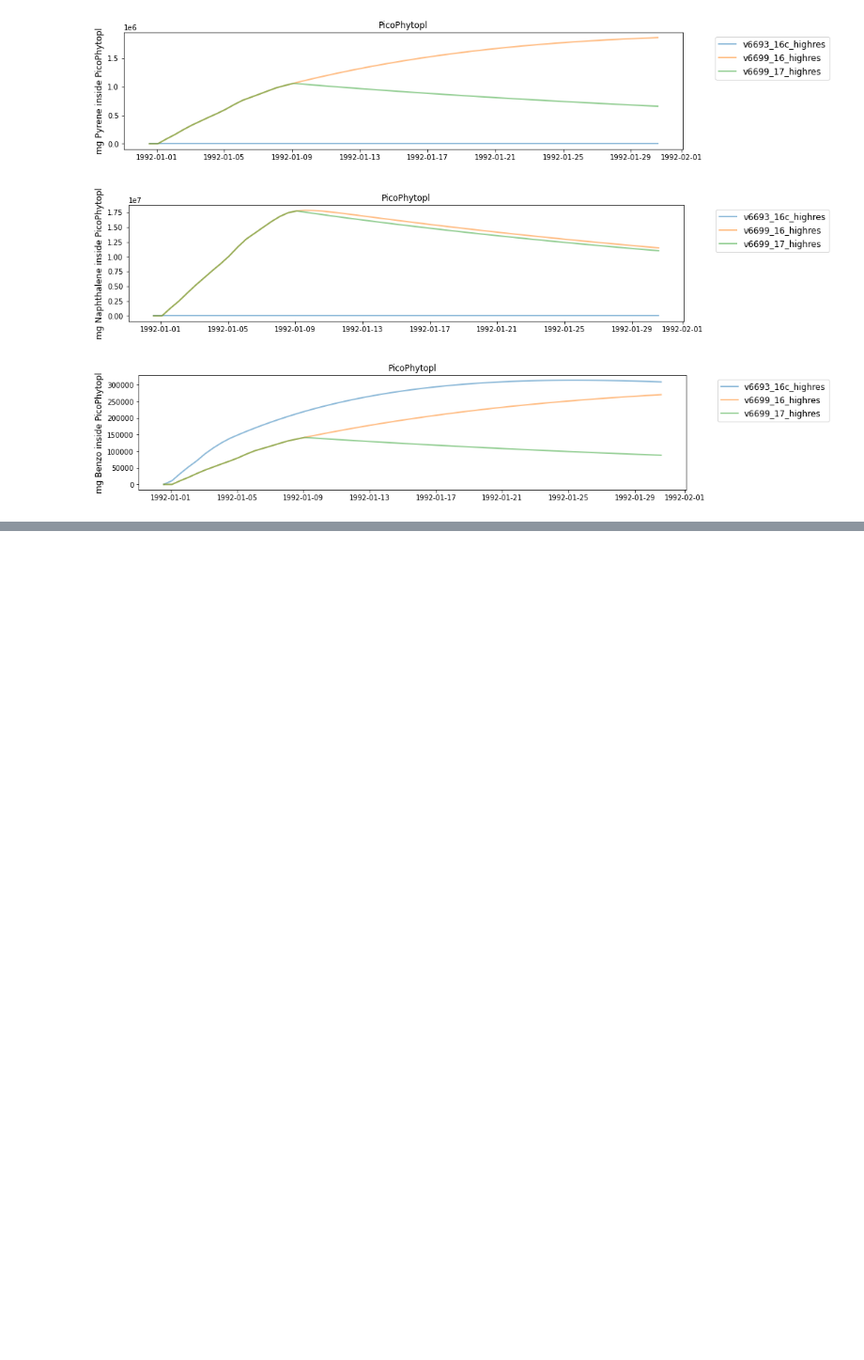
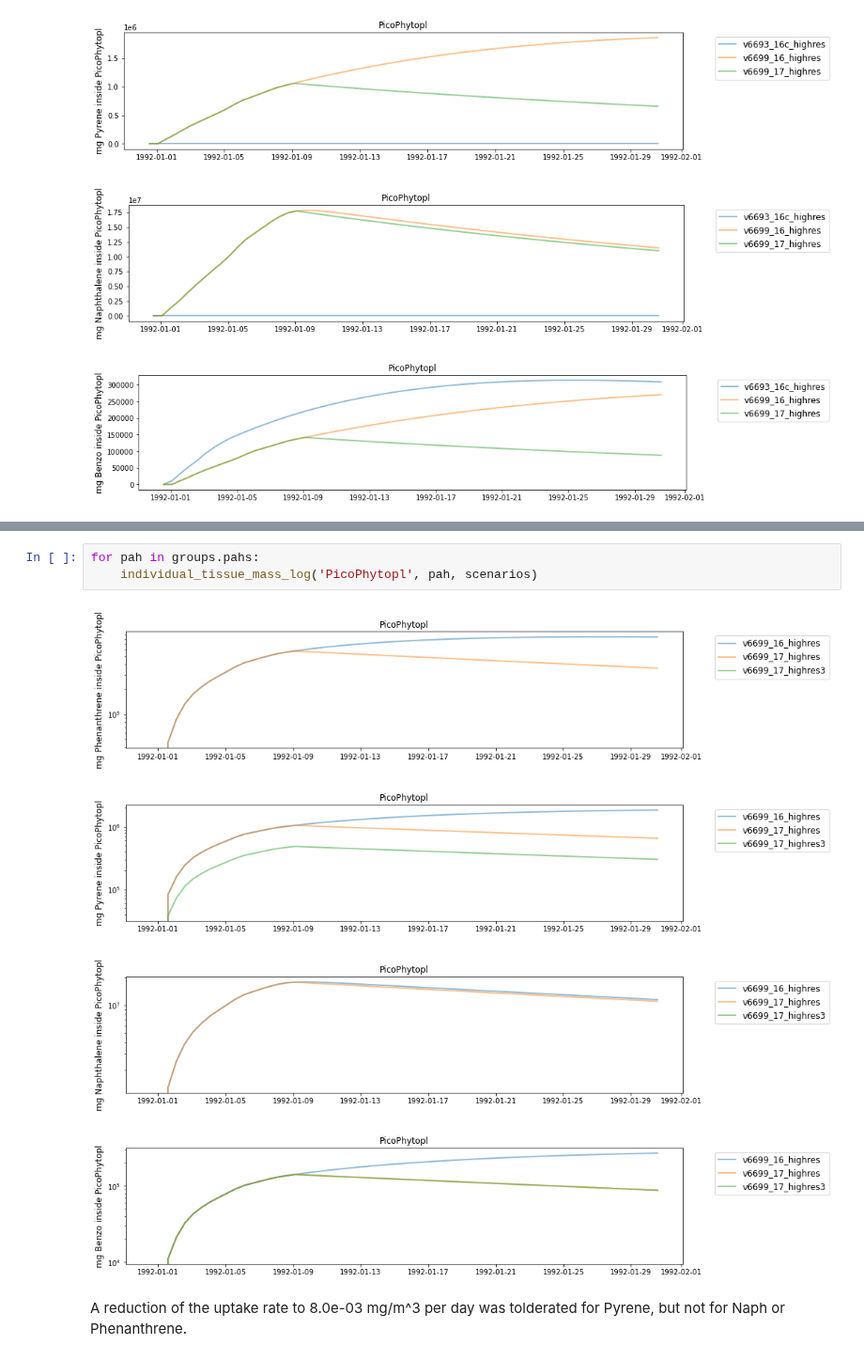
Before and after one commit to SS-Atlantis/analysis-raisha, a Jupyter notebook: notebooks/SSAM-contam-highres.ipynb, the cells around one changed output, grey strips where cells are left out. Shown at 94% size. Drawn from its saved outputs; the diff is of its cells as text; blank space fills up the shorter version.

```diff
--- a/notebooks/SSAM-contam-highres.ipynb
+++ b/notebooks/SSAM-contam-highres.ipynb
@@ -417,0 +426,10 @@ for pah in groups.pahs:
+# %%
+for pah in groups.pahs:
+    individual_tissue_mass_log('PicoPhytopl', pah, scenarios)
+# %% [output]
+[figure, added]
+[figure, added]
+[figure, added]
+[figure, added]
+# %% [markdown]
+A reduction of the uptake rate to 8.0e-03 mg/m^3 per day was tolderated for Pyrene, but not for Naph or Phenanthrene.
```
Also changed, not shown: parts of 9 cells of this notebook.
